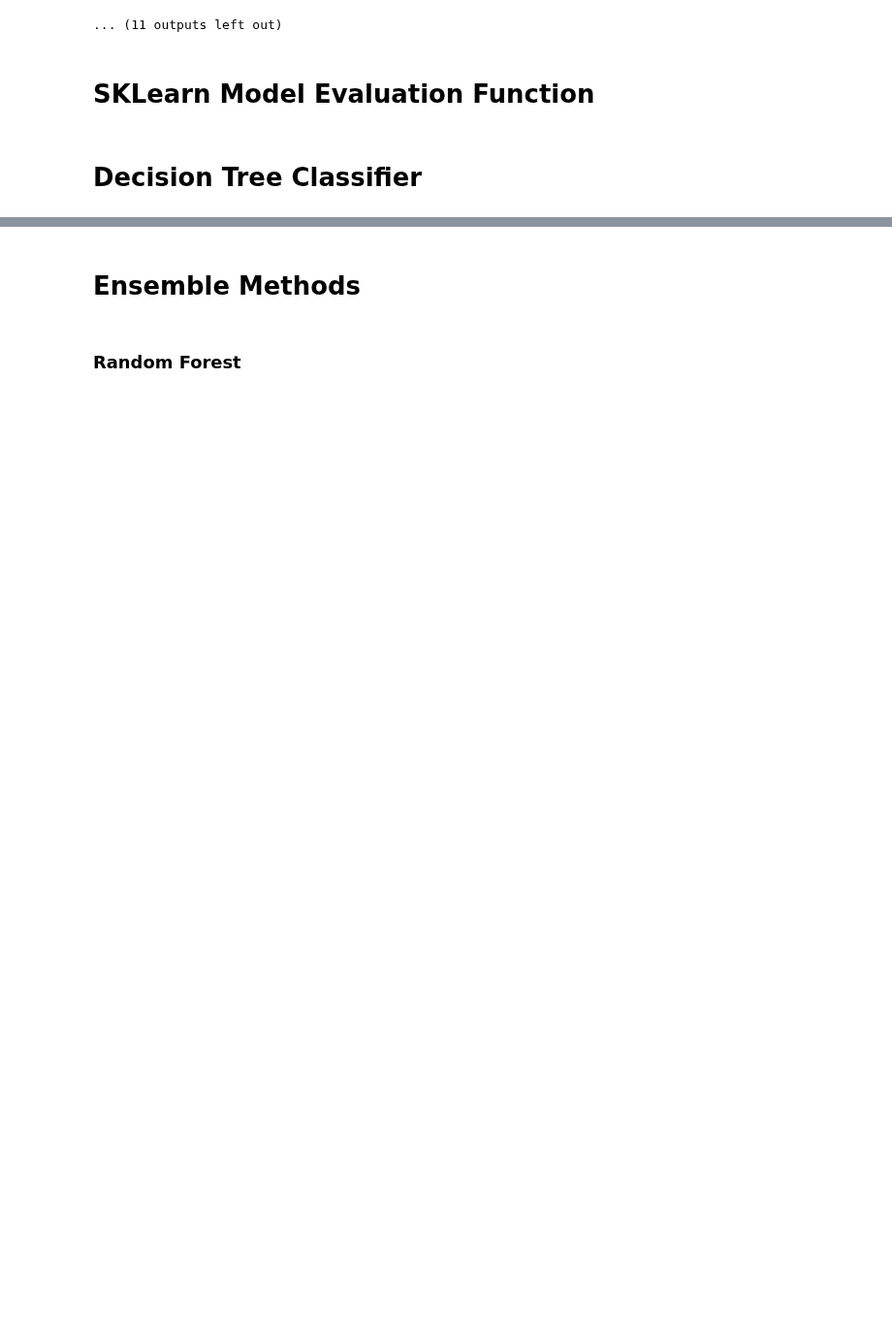
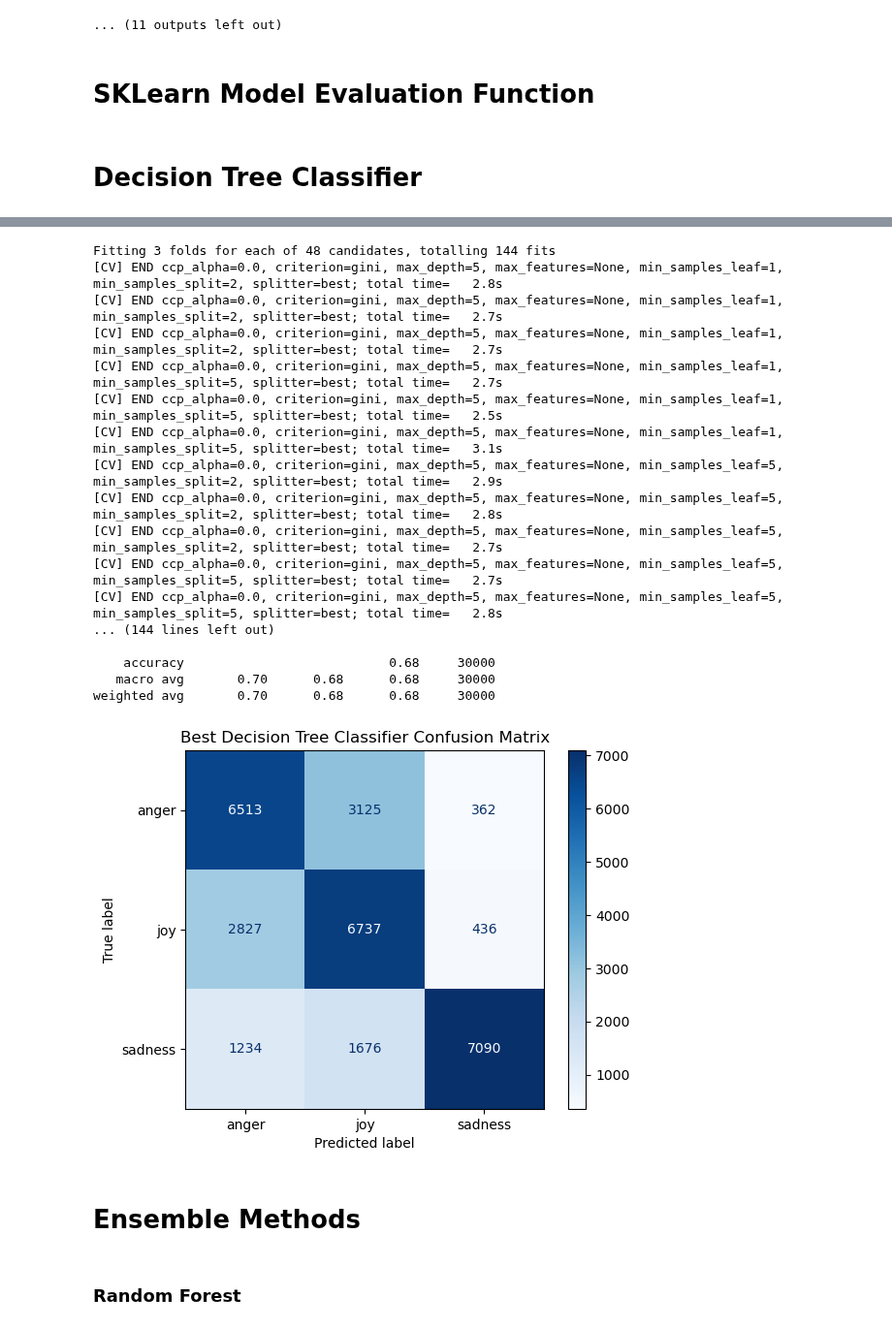
Before and after one commit to danielromerom/spotify-lyrical-analysis, a Jupyter notebook: notebooks/spotify_data_exploration.ipynb, the cells around one changed output, grey strips where cells are left out. Shown at 97% size. Saved outputs shown, nothing was run; the diff lists cells and outputs as text; code cells hidden in the pictures; blank space fills up the shorter version.

```diff
--- a/notebooks/spotify_data_exploration.ipynb
+++ b/notebooks/spotify_data_exploration.ipynb
@@ -633,34 +633,54 @@ param_grid = {
     'max_depth': [5, 10, None],
     'min_samples_leaf': [1, 5],
     'min_samples_split': [2, 5],
     'ccp_alpha': [0.0, 0.01],
     'criterion': ['gini'],
     'max_features': [None, 'sqrt'],
     'splitter': ['best'],
 }
 
 dt_clf = DecisionTreeClassifier(random_state=42)
 
 grid_search = GridSearchCV(
     estimator=dt_clf,
     param_grid=param_grid,
     scoring='accuracy',
     cv=3,
-    n_jobs=-1,
+    n_jobs=1,
+    verbose=2,
 )
 
 grid_search.fit(X_train, y_train)
 
 print("Best parameters (single GridSearch):")
 print(grid_search.best_params_)
 
 # 2. Train best tree and evaluate
 dt_clf_best = DecisionTreeClassifier(
     random_state=42,
     **grid_search.best_params_
 )
 
 y_pred_dt_best = train_test_evaluate(dt_clf_best, visualize = True, model_name = "Best Decision Tree Classifier")
+# %% [output]
+Fitting 3 folds for each of 48 candidates, totalling 144 fits
+[CV] END ccp_alpha=0.0, criterion=gini, max_depth=5, max_features=None, min_samples_leaf=1, min_samples_split=2, splitter=best; total time=   2.8s
+[CV] END ccp_alpha=0.0, criterion=gini, max_depth=5, max_features=None, min_samples_leaf=1, min_samples_split=2, splitter=best; total time=   2.7s
+[CV] END ccp_alpha=0.0, criterion=gini, max_depth=5, max_features=None, min_samples_leaf=1, min_samples_split=2, splitter=best; total time=   2.7s
+[CV] END ccp_alpha=0.0, criterion=gini, max_depth=5, max_features=None, min_samples_leaf=1, min_samples_split=5, splitter=best; total time=   2.7s
+[CV] END ccp_alpha=0.0, criterion=gini, max_depth=5, max_features=None, min_samples_leaf=1, min_samples_split=5, splitter=best; total time=   2.5s
+[CV] END ccp_alpha=0.0, criterion=gini, max_depth=5, max_features=None, min_samples_leaf=1, min_samples_split=5, splitter=best; total time=   3.1s
+[CV] END ccp_alpha=0.0, criterion=gini, max_depth=5, max_features=None, min_samples_leaf=5, min_samples_split=2, splitter=best; total time=   2.9s
+[CV] END ccp_alpha=0.0, criterion=gini, max_depth=5, max_features=None, min_samples_leaf=5, min_samples_split=2, splitter=best; total time=   2.8s
+[CV] END ccp_alpha=0.0, criterion=gini, max_depth=5, max_features=None, min_samples_leaf=5, min_samples_split=2, splitter=best; total time=   2.7s
+[CV] END ccp_alpha=0.0, criterion=gini, max_depth=5, max_features=None, min_samples_leaf=5, min_samples_split=5, splitter=best; total time=   2.7s
+[CV] END ccp_alpha=0.0, criterion=gini, max_depth=5, max_features=None, min_samples_leaf=5, min_samples_split=5, splitter=best; total time=   2.8s
+... (144 lines left out)
+
+    accuracy                           0.68     30000
+   macro avg       0.70      0.68      0.68     30000
+weighted avg       0.70      0.68      0.68     30000
+[figure, added]
 # %% [markdown]
 <h1>Ensemble Methods</h1>
 # %% [markdown]
```
Also changed, not shown: parts of 18 cells of this notebook.
